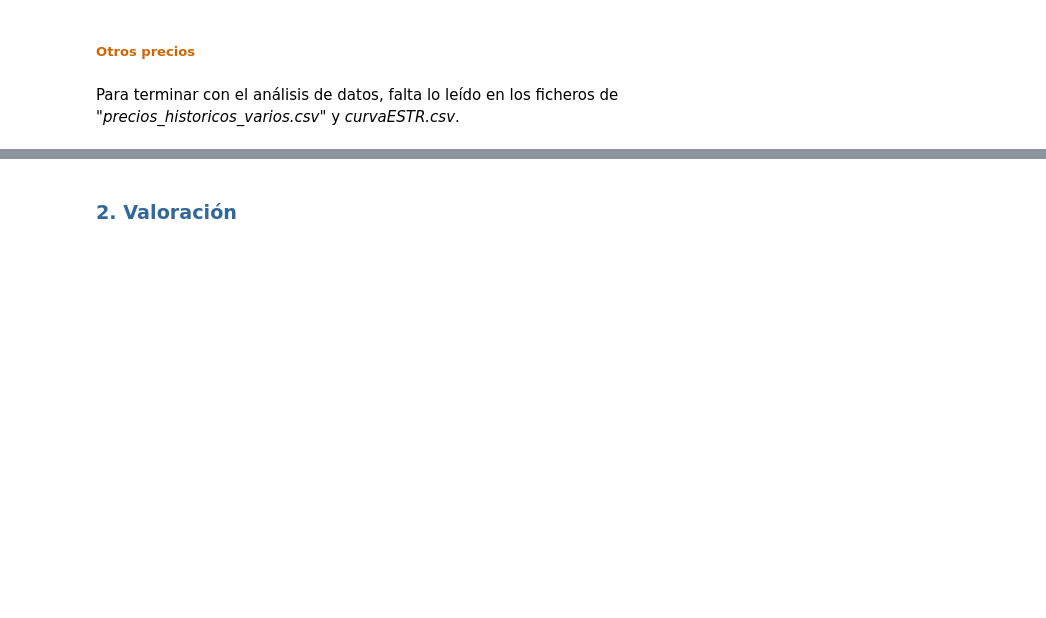
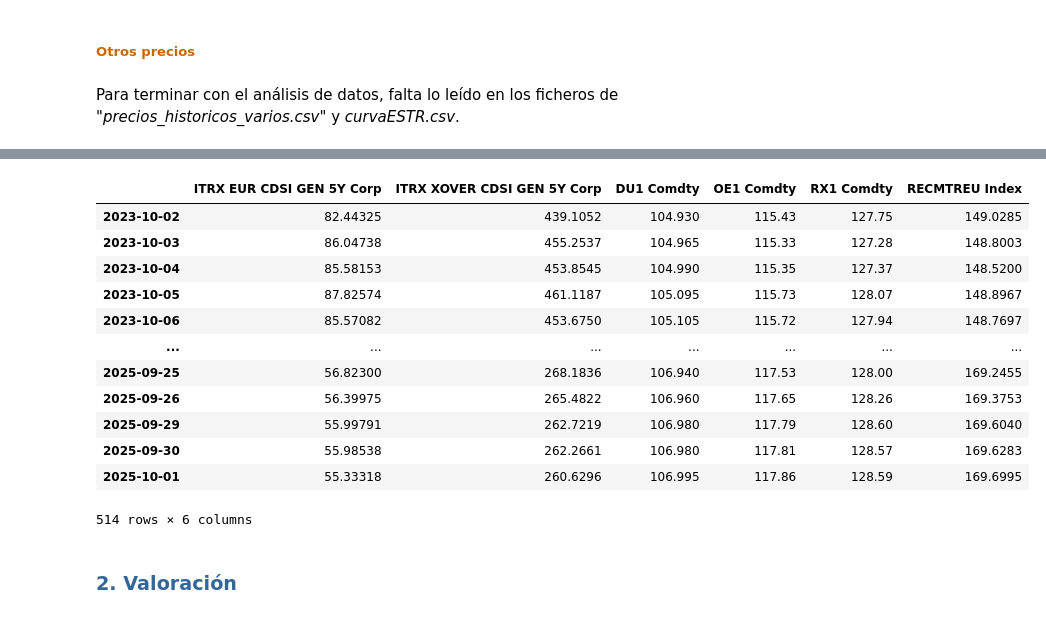
Before and after one commit to javierhernandezm/MIAX---Modulo-2, a Jupyter notebook: src/TallerRF_AnálisisCartera_Enunciado.ipynb, the cells around one changed output, grey strips where cells are left out. Drawn from its saved outputs; the diff is of its cells as text; code cells hidden in the pictures; blank space fills up the shorter version.

```diff
--- a/src/TallerRF_AnálisisCartera_Enunciado.ipynb
+++ b/src/TallerRF_AnálisisCartera_Enunciado.ipynb
@@ -1085,3 +191,19 @@ Date
+# %%
+df_mercado_final
+# %% [output]
+|  | ITRX EUR CDSI GEN 5Y Corp | ITRX XOVER CDSI GEN 5Y Corp | DU1 Comdty | OE1 Comdty | RX1 Comdty | RECMTREU Index |
+| 2023-10-02 | 82.44325 | 439.1052 | 104.930 | 115.43 | 127.75 | 149.0285 |
+| 2023-10-03 | 86.04738 | 455.2537 | 104.965 | 115.33 | 127.28 | 148.8003 |
+| 2023-10-04 | 85.58153 | 453.8545 | 104.990 | 115.35 | 127.37 | 148.5200 |
+| 2023-10-05 | 87.82574 | 461.1187 | 105.095 | 115.73 | 128.07 | 148.8967 |
+| 2023-10-06 | 85.57082 | 453.6750 | 105.105 | 115.72 | 127.94 | 148.7697 |
+| ... | ... | ... | ... | ... | ... | ... |
+| 2025-09-25 | 56.82300 | 268.1836 | 106.940 | 117.53 | 128.00 | 169.2455 |
+| 2025-09-26 | 56.39975 | 265.4822 | 106.960 | 117.65 | 128.26 | 169.3753 |
+| 2025-09-29 | 55.99791 | 262.7219 | 106.980 | 117.79 | 128.60 | 169.6040 |
+| 2025-09-30 | 55.98538 | 262.2661 | 106.980 | 117.81 | 128.57 | 169.6283 |
+| 2025-10-01 | 55.33318 | 260.6296 | 106.995 | 117.86 | 128.59 | 169.6995 |
+514 rows × 6 columns
 # %% [markdown]
 ### <font color=#336699>2. Valoración</font>
 # %% [markdown]
```
Also changed, not shown: parts of 40 cells of this notebook, 2 other files.
